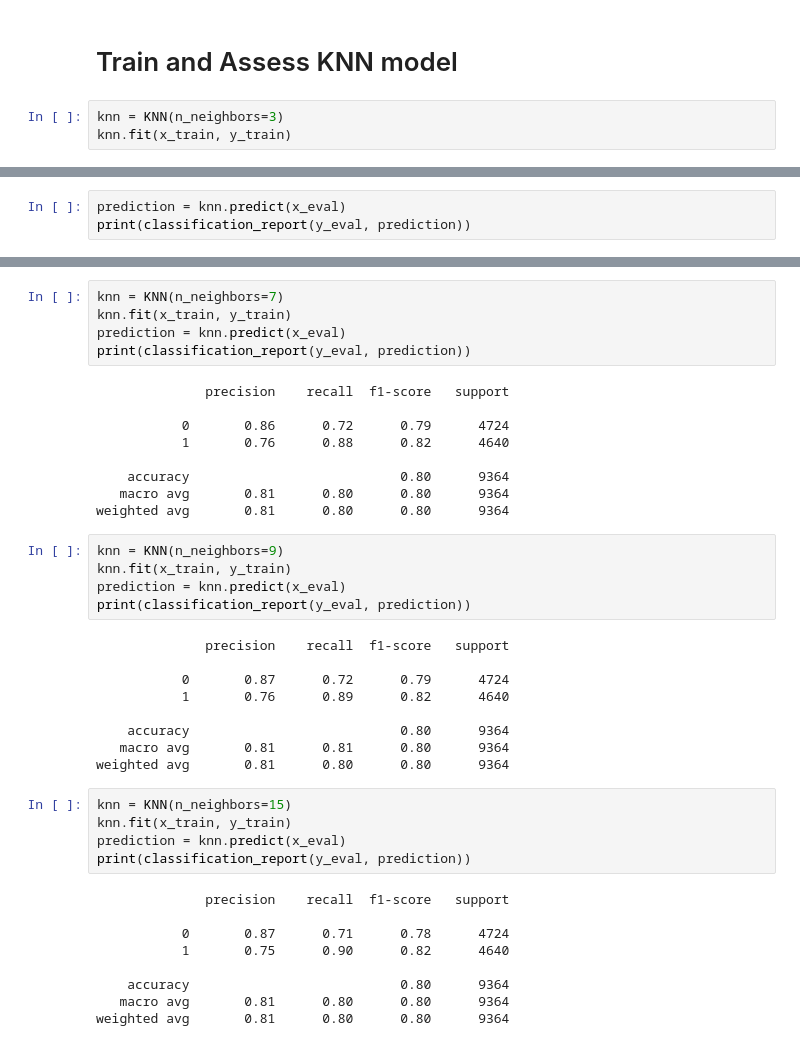
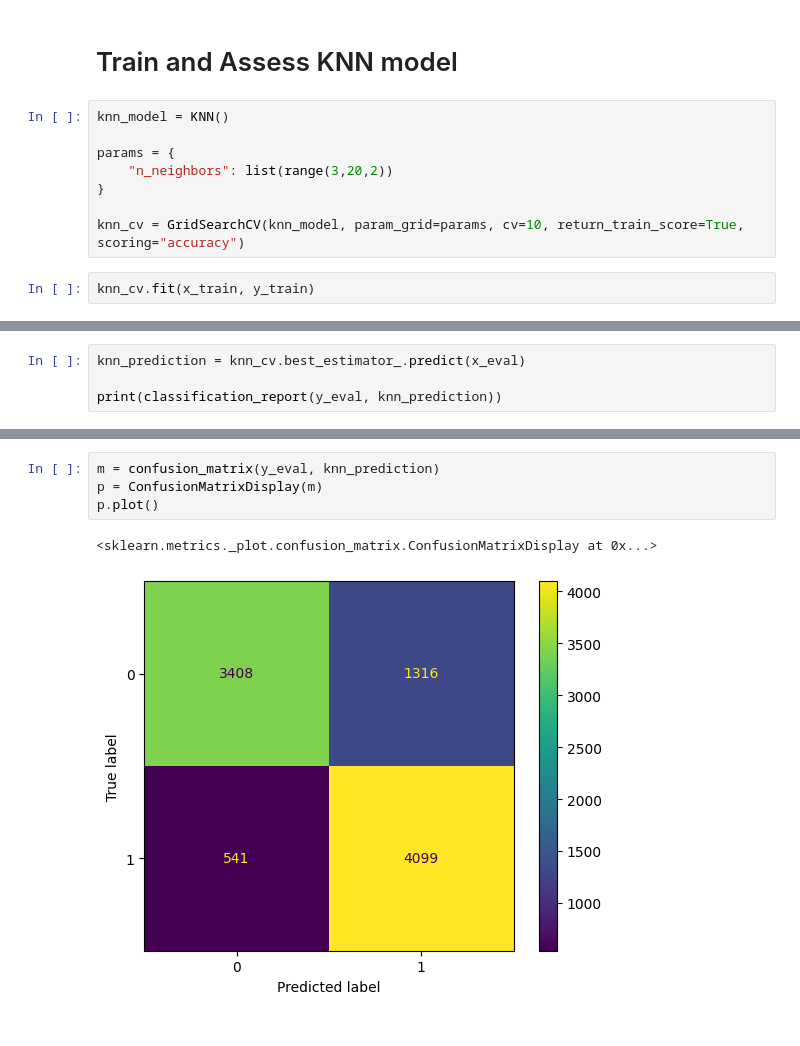
Before and after one commit to Omar-Atef-Bakr/introduction_to_machine_learning, a Jupyter notebook: assigment_one/Solution.ipynb, the cells around one changed output, grey strips where cells are left out. Drawn from its saved outputs; the diff is of its cells as text.

```diff
--- a/assigment_one/Solution.ipynb
+++ b/assigment_one/Solution.ipynb
@@ -120,6 +181,13 @@ weighted avg       0.77      0.77      0.77      9364
 # %% [markdown]
 # Train and Assess KNN model
+# %%
+knn_model = KNN()
+
+params = {
+    "n_neighbors": list(range(3,20,2))
+}
+
+knn_cv = GridSearchCV(knn_model, param_grid=params, cv=10, return_train_score=True, scoring="accuracy")
 # %%
-knn = KNN(n_neighbors=3)
-knn.fit(x_train, y_train)
+knn_cv.fit(x_train, y_train)
 # %% [output]
@@ -127,6 +201,7 @@ KNeighborsClassifier(n_neighbors=3)
 # %%
-prediction = knn.predict(x_eval)
-print(classification_report(y_eval, prediction))
+knn_prediction = knn_cv.best_estimator_.predict(x_eval)
+
+print(classification_report(y_eval, knn_prediction))
 # %% [output]
               precision    recall  f1-score   support
 
@@ -153,42 +214,7 @@ weighted avg       0.80      0.80      0.80      9364
-# %%
-knn = KNN(n_neighbors=7)
-knn.fit(x_train, y_train)
-prediction = knn.predict(x_eval)
-print(classification_report(y_eval, prediction))
-# %% [output]
-              precision    recall  f1-score   support
-
-           0       0.86      0.72      0.79      4724
-           1       0.76      0.88      0.82      4640
-
-    accuracy                           0.80      9364
-   macro avg       0.81      0.80      0.80      9364
-weighted avg       0.81      0.80      0.80      9364
-# %%
-knn = KNN(n_neighbors=9)
-knn.fit(x_train, y_train)
-prediction = knn.predict(x_eval)
-print(classification_report(y_eval, prediction))
-# %% [output]
-              precision    recall  f1-score   support
-
-           0       0.87      0.72      0.79      4724
-           1       0.76      0.89      0.82      4640
-
-    accuracy                           0.80      9364
-   macro avg       0.81      0.81      0.80      9364
-weighted avg       0.81      0.80      0.80      9364
-# %%
-knn = KNN(n_neighbors=15)
-knn.fit(x_train, y_train)
-prediction = knn.predict(x_eval)
-print(classification_report(y_eval, prediction))
-# %% [output]
-              precision    recall  f1-score   support
-
-           0       0.87      0.71      0.78      4724
-           1       0.75      0.90      0.82      4640
-
-    accuracy                           0.80      9364
-   macro avg       0.81      0.80      0.80      9364
-weighted avg       0.81      0.80      0.80      9364
+# %%
+m = confusion_matrix(y_eval, knn_prediction)
+p = ConfusionMatrixDisplay(m)
+p.plot()
+# %% [output]
+<sklearn.metrics._plot.confusion_matrix.ConfusionMatrixDisplay at 0x...>
+[figure, added]
```
Also changed, not shown: parts of 13 cells of this notebook.
